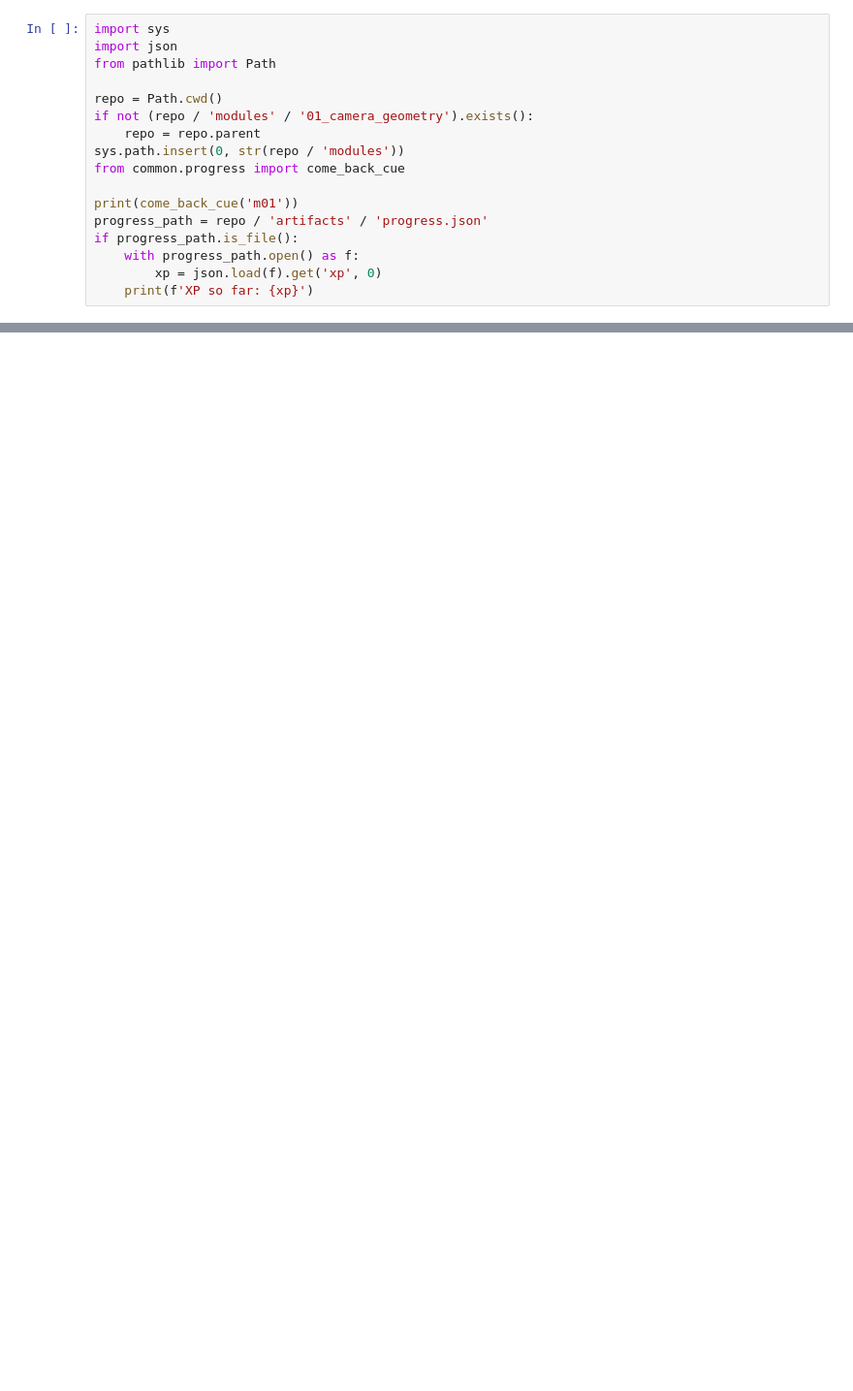
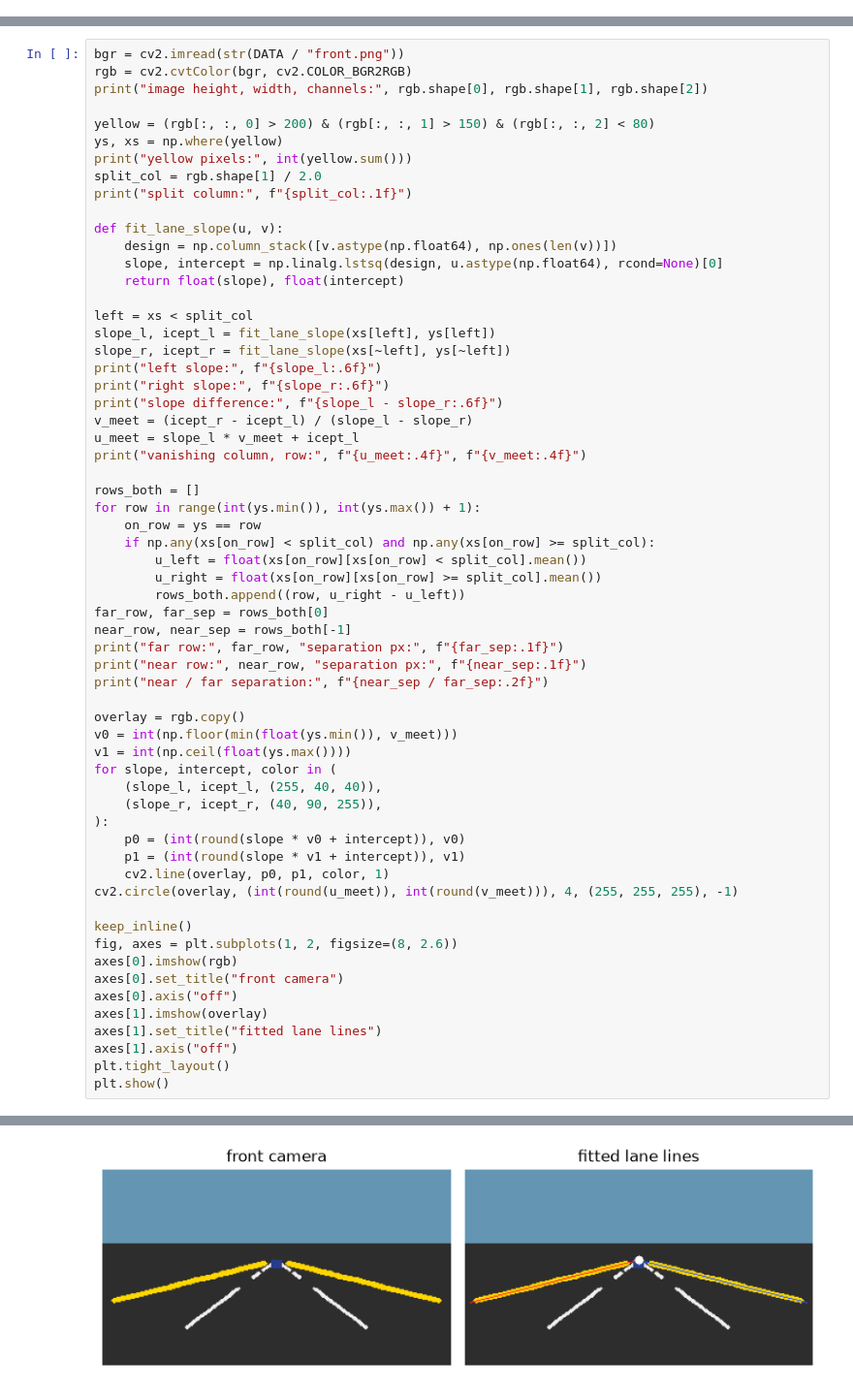
Before and after one commit to vvknyn/self-driving-ai-course, a Jupyter notebook: notebooks/01_cameras_and_ipm.ipynb, the cells around one changed output, grey strips where cells are left out. Shown at 97% size. Cells and saved outputs as stored; diff of their text form; blank space fills up the shorter version.

Commit message:
feat(notebooks): Colab lessons for modules 00b–09 with saved outputs
Co-authored-by: Cursor <cursoragent@cursor.com>

```diff
--- a/notebooks/01_cameras_and_ipm.ipynb
+++ b/notebooks/01_cameras_and_ipm.ipynb
@@ -239,17 +0,0 @@ Suggested slot: 25 minutes. 55 or 90 if you are also writing the principle cells
-# %%
-import sys
-import json
-from pathlib import Path
-
-repo = Path.cwd()
-if not (repo / 'modules' / '01_camera_geometry').exists():
-    repo = repo.parent
-sys.path.insert(0, str(repo / 'modules'))
-from common.progress import come_back_cue
-
-print(come_back_cue('m01'))
-progress_path = repo / 'artifacts' / 'progress.json'
-if progress_path.is_file():
-    with progress_path.open() as f:
-        xp = json.load(f).get('xp', 0)
-    print(f'XP so far: {xp}')
@@ -255,0 +100,62 @@ if progress_path.is_file():
+# %%
+bgr = cv2.imread(str(DATA / "front.png"))
+rgb = cv2.cvtColor(bgr, cv2.COLOR_BGR2RGB)
+print("image height, width, channels:", rgb.shape[0], rgb.shape[1], rgb.shape[2])
+
+yellow = (rgb[:, :, 0] > 200) & (rgb[:, :, 1] > 150) & (rgb[:, :, 2] < 80)
+ys, xs = np.where(yellow)
+print("yellow pixels:", int(yellow.sum()))
+split_col = rgb.shape[1] / 2.0
+print("split column:", f"{split_col:.1f}")
+
+def fit_lane_slope(u, v):
+    design = np.column_stack([v.astype(np.float64), np.ones(len(v))])
+    slope, intercept = np.linalg.lstsq(design, u.astype(np.float64), rcond=None)[0]
+    return float(slope), float(intercept)
+
+left = xs < split_col
+slope_l, icept_l = fit_lane_slope(xs[left], ys[left])
+slope_r, icept_r = fit_lane_slope(xs[~left], ys[~left])
+print("left slope:", f"{slope_l:.6f}")
+print("right slope:", f"{slope_r:.6f}")
+print("slope difference:", f"{slope_l - slope_r:.6f}")
+v_meet = (icept_r - icept_l) / (slope_l - slope_r)
+u_meet = slope_l * v_meet + icept_l
+print("vanishing column, row:", f"{u_meet:.4f}", f"{v_meet:.4f}")
+
+rows_both = []
+for row in range(int(ys.min()), int(ys.max()) + 1):
+    on_row = ys == row
+    if np.any(xs[on_row] < split_col) and np.any(xs[on_row] >= split_col):
+        u_left = float(xs[on_row][xs[on_row] < split_col].mean())
+        u_right = float(xs[on_row][xs[on_row] >= split_col].mean())
+        rows_both.append((row, u_right - u_left))
+far_row, far_sep = rows_both[0]
+near_row, near_sep = rows_both[-1]
+print("far row:", far_row, "separation px:", f"{far_sep:.1f}")
+print("near row:", near_row, "separation px:", f"{near_sep:.1f}")
+print("near / far separation:", f"{near_sep / far_sep:.2f}")
+
+overlay = rgb.copy()
+v0 = int(np.floor(min(float(ys.min()), v_meet)))
+v1 = int(np.ceil(float(ys.max())))
+for slope, intercept, color in (
+    (slope_l, icept_l, (255, 40, 40)),
+    (slope_r, icept_r, (40, 90, 255)),
+):
+    p0 = (int(round(slope * v0 + intercept)), v0)
+    p1 = (int(round(slope * v1 + intercept)), v1)
+    cv2.line(overlay, p0, p1, color, 1)
+cv2.circle(overlay, (int(round(u_meet)), int(round(v_meet))), 4, (255, 255, 255), -1)
+
+keep_inline()
+fig, axes = plt.subplots(1, 2, figsize=(8, 2.6))
+axes[0].imshow(rgb)
+axes[0].set_title("front camera")
+axes[0].axis("off")
+axes[1].imshow(overlay)
+axes[1].set_title("fitted lane lines")
+axes[1].axis("off")
+plt.tight_layout()
+plt.show()
+# %% [output]
@@ -255,0 +172 @@ if progress_path.is_file():
+[figure, added]
```
Also changed, not shown: parts of 97 cells of this notebook, 19 other files.
